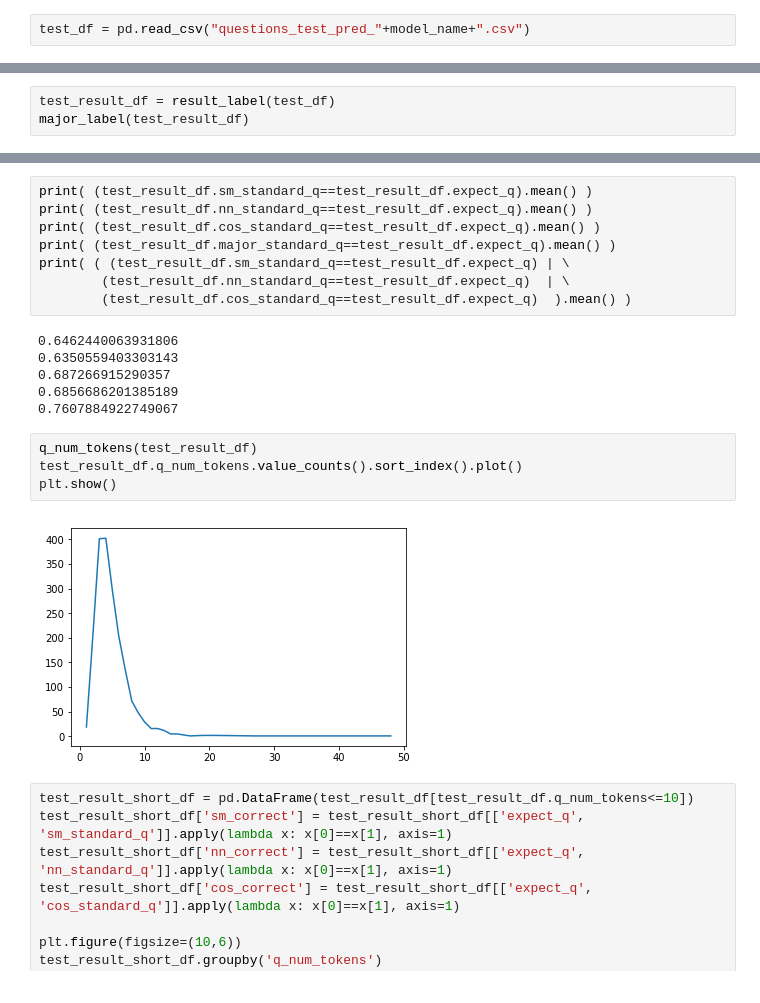
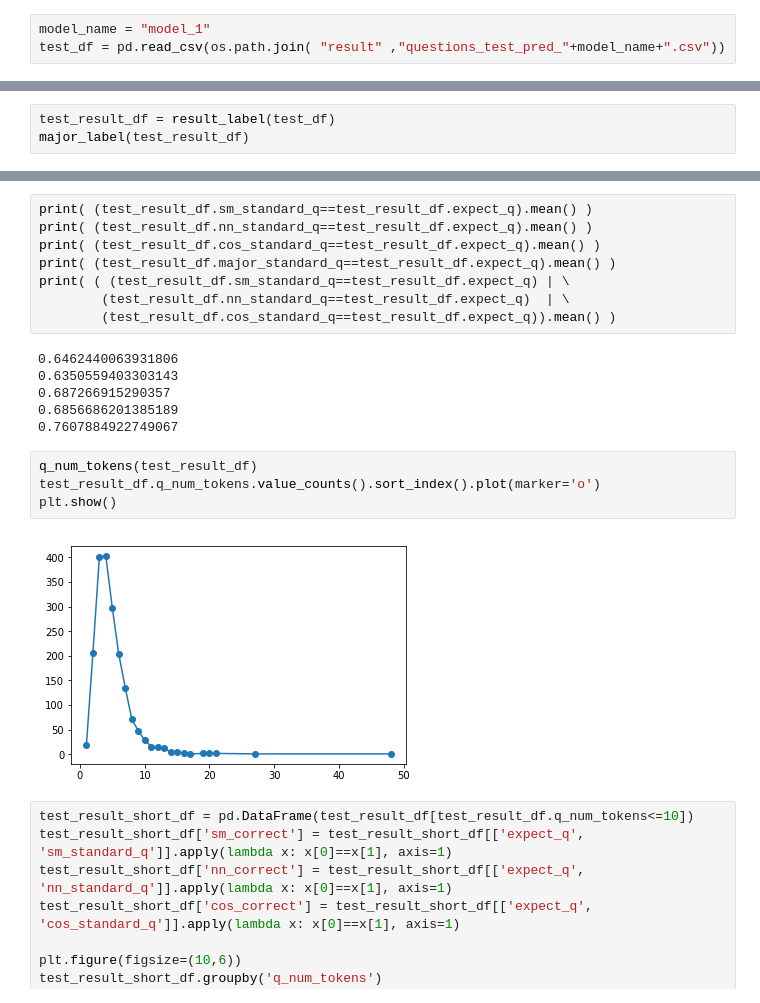
Before and after one commit to tingchunyeh/Sentence_Pairs_Sim, a Jupyter notebook: Models_Evaluation.ipynb, the cells around one changed output, grey strips where cells are left out. Saved outputs shown, nothing was run; the diff lists cells and outputs as text.

```diff
--- a/Models_Evaluation.ipynb
+++ b/Models_Evaluation.ipynb
@@ -782,3 +737,4 @@ def q_num_tokens(df):
 # %%
-test_df = pd.read_csv("questions_test_pred_"+model_name+".csv")
+model_name = "model_1"
+test_df = pd.read_csv(os.path.join( "result" ,"questions_test_pred_"+model_name+".csv"))
 # %%
@@ -842,7 +753,7 @@ print( (test_result_df.cos_standard_q==test_result_df.expect_q).mean() )
 print( (test_result_df.major_standard_q==test_result_df.expect_q).mean() )
 print( ( (test_result_df.sm_standard_q==test_result_df.expect_q) | \
         (test_result_df.nn_standard_q==test_result_df.expect_q)  | \
-        (test_result_df.cos_standard_q==test_result_df.expect_q)  ).mean() )
+        (test_result_df.cos_standard_q==test_result_df.expect_q)).mean() )
 # %% [output]
 0.6462440063931806
 0.6350559403303143
@@ -851,10 +762,10 @@ print( ( (test_result_df.sm_standard_q==test_result_df.expect_q) | \
 0.7607884922749067
 # %%
 q_num_tokens(test_result_df)
-test_result_df.q_num_tokens.value_counts().sort_index().plot()
+test_result_df.q_num_tokens.value_counts().sort_index().plot(marker='o')
 plt.show()
 # %% [output]
-[figure, old version]
+[figure, new version]
 # %%
 test_result_short_df = pd.DataFrame(test_result_df[test_result_df.q_num_tokens<=10])
 test_result_short_df['sm_correct'] = test_result_short_df[['expect_q', 'sm_standard_q']].apply(lambda x: x[0]==x[1], axis=1)
```
Also changed, not shown: parts of 27 cells of this notebook, 2 other files.
